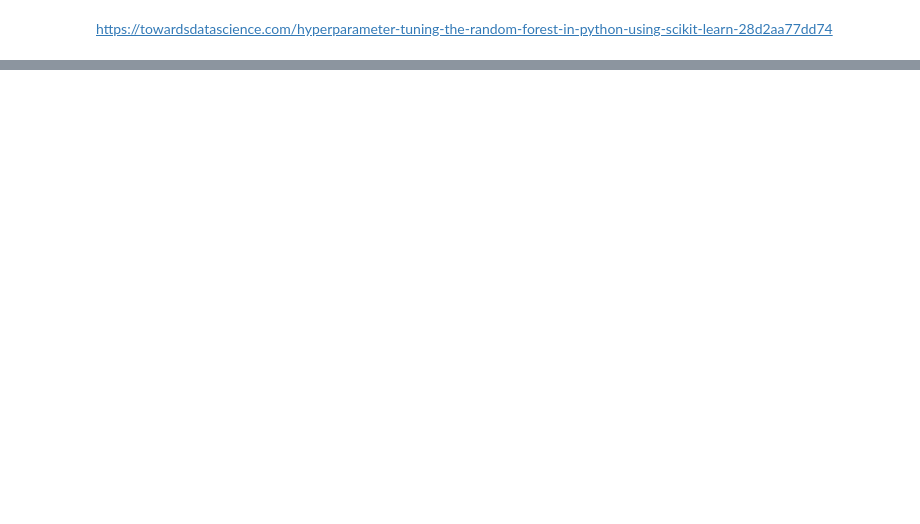
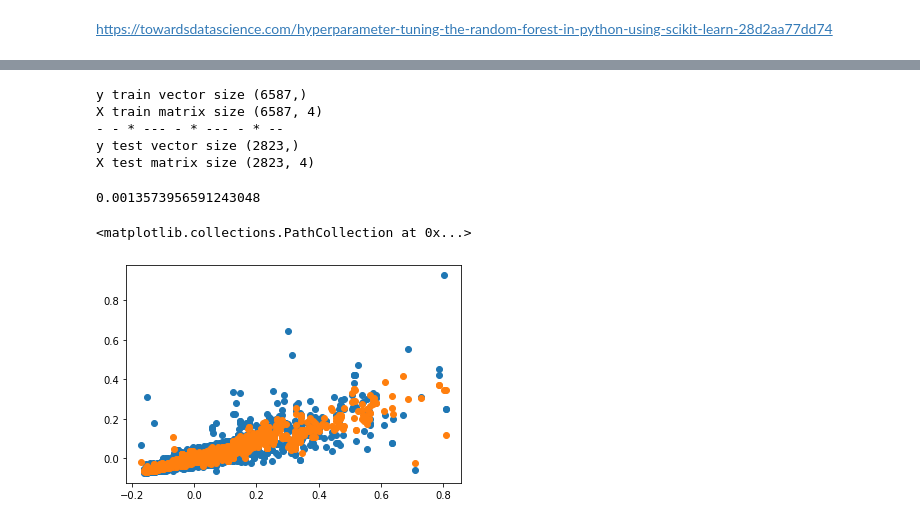
Before and after one commit to agustingu/Panama_House_Pricing, a Jupyter notebook: Random_Forest.ipynb, the cells around one changed output, grey strips where cells are left out. Drawn from its saved outputs; the diff is of its cells as text; code cells hidden in the pictures; blank space fills up the shorter version.

```diff
--- a/Random_Forest.ipynb
+++ b/Random_Forest.ipynb
@@ -100,0 +286,26 @@ https://towardsdatascience.com/hyperparameter-tuning-the-random-forest-in-python
+# %%
+rf_final = RandomForestRegressor(n_estimators=100, random_state=42,
+                                 max_depth=15,
+                                 bootstrap=False,
+                                 max_features=2,
+                                 min_samples_split=10,
+                                 min_samples_leaf=3,)
+# %%
+X_train, X_test, y_train, y_test = train_test_split(X, y, test_size=0.3, random_state=101)
+# %%
+print('y train vector size',  y_train.shape)
+print('X train matrix size', X_train.shape)
+print('- - * --'*3)
+print('y test vector size',  y_test.shape)
+print('X test matrix size', X_test.shape)
+# %% [output]
+y train vector size (6587,)
+X train matrix size (6587, 4)
+- - * --- - * --- - * --
+y test vector size (2823,)
+X test matrix size (2823, 4)
+# %%
+# Train the model on training data
+rf_final.fit(X_train, y_train);
+# %%
+yhat_final = rf_final.predict(X_test)
@@ -100,0 +314,11 @@ https://towardsdatascience.com/hyperparameter-tuning-the-random-forest-in-python
+# %%
+mse_final
+# %% [output]
+0.0013573956591243048
+# %%
+plt.scatter(X_test['scaled_x1'], y_test, label='test data')
+plt.scatter(X_test['scaled_x1'], yhat_final, label = 'yhat')
+# plt.scatter(X_cross['scaled_x1'], y_cross, label = 'cv')
+# %% [output]
+<matplotlib.collections.PathCollection at 0x...>
+[figure, added]
```
Also changed, not shown: parts of 23 cells of this notebook, 1 other file.
